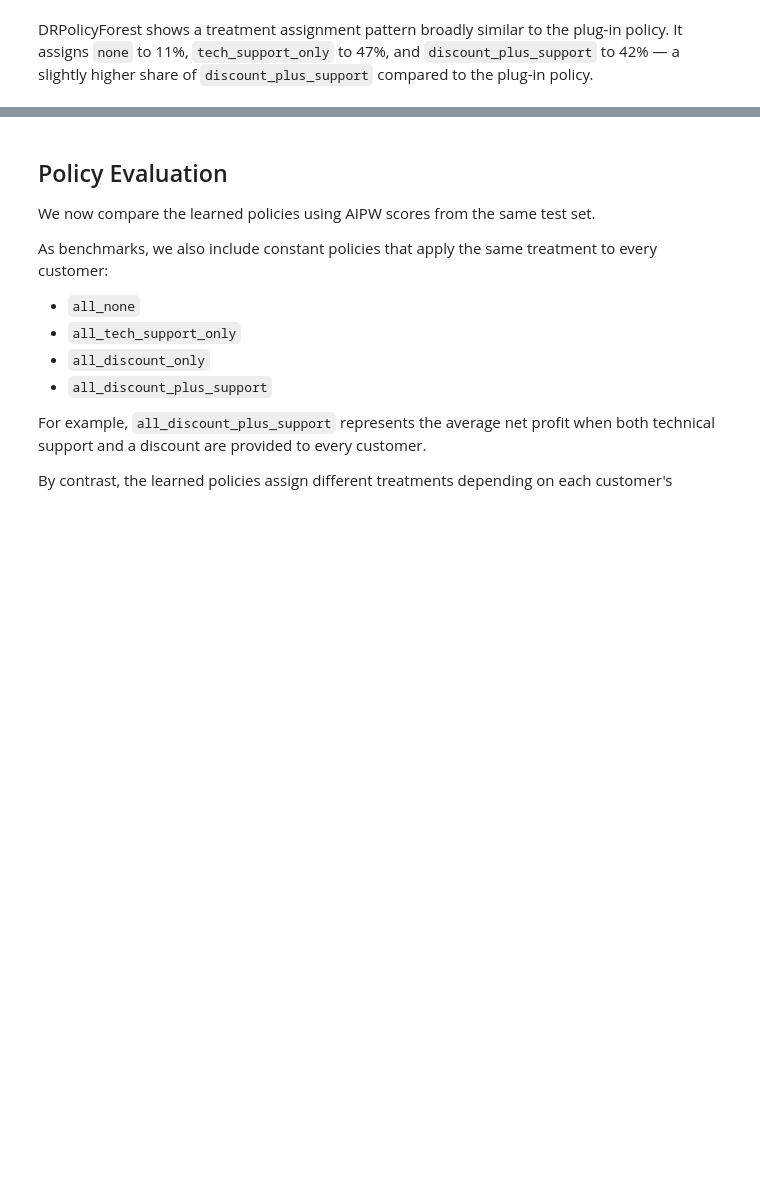
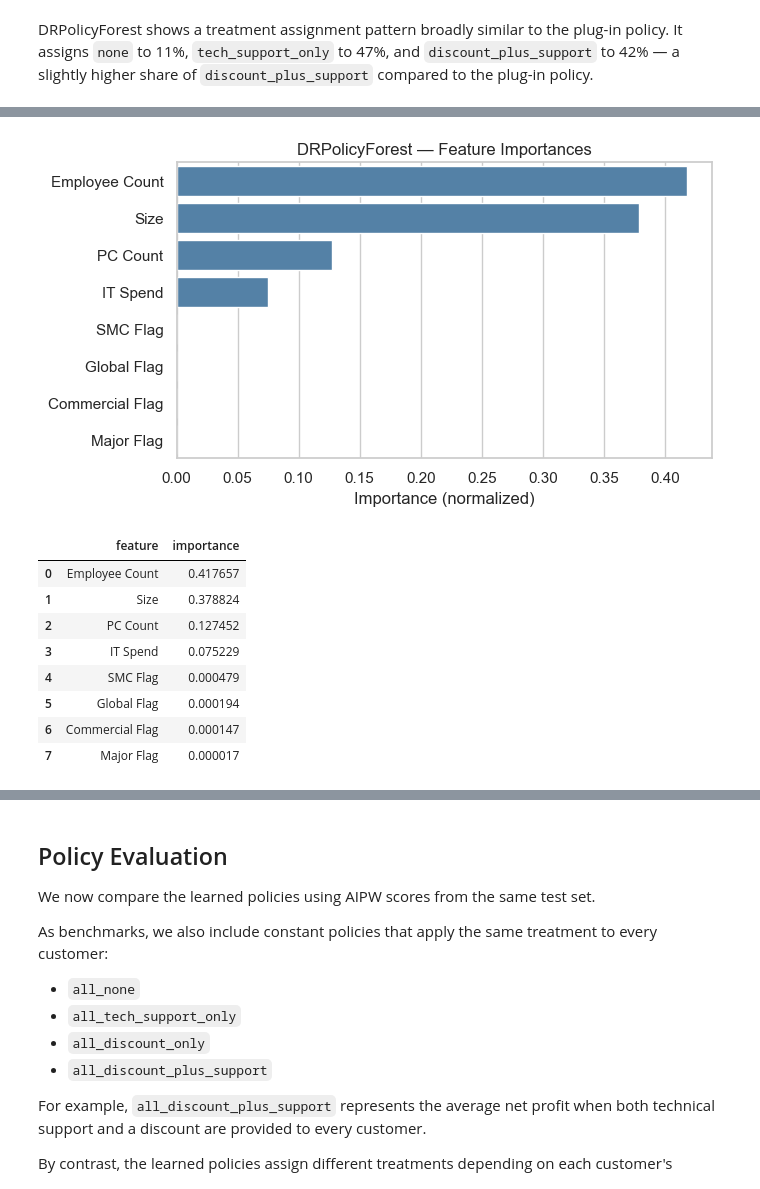
Before and after one commit to CausalInferenceLab/causal-studio, a Jupyter notebook: book/who_should_be_treated/who_should_be_treated_en.ipynb, the cells around one changed output, grey strips where cells are left out. Cells and saved outputs as stored; diff of their text form; code cells hidden in the pictures; blank space fills up the shorter version.

```diff
--- a/book/who_should_be_treated/who_should_be_treated_en.ipynb
+++ b/book/who_should_be_treated/who_should_be_treated_en.ipynb
@@ -610,0 +643,27 @@ DRPolicyForest shows a treatment assignment pattern broadly similar to the plug-
+# %%
+importances = dr_policy_forest.feature_importances_
+fi_df = pd.DataFrame({
+    'feature': covariates,
+    'importance': importances,
+}).sort_values('importance', ascending=False).reset_index(drop=True)
+
+fig, ax = plt.subplots(figsize=(7, 4))
+sns.barplot(data=fi_df, x='importance', y='feature', ax=ax, color='steelblue')
+ax.set_title('DRPolicyForest — Feature Importances')
+ax.set_xlabel('Importance (normalized)')
+ax.set_ylabel('')
+plt.tight_layout()
+plt.show()
+
+display(fi_df)
+# %% [output]
+[figure, added]
+|  | feature | importance |
+| 0 | Employee Count | 0.417657 |
+| 1 | Size | 0.378824 |
+| 2 | PC Count | 0.127452 |
+| 3 | IT Spend | 0.075229 |
+| 4 | SMC Flag | 0.000479 |
+| 5 | Global Flag | 0.000194 |
+| 6 | Commercial Flag | 0.000147 |
+| 7 | Major Flag | 0.000017 |
```
Also changed, not shown: parts of 13 cells of this notebook, 2 other files.
